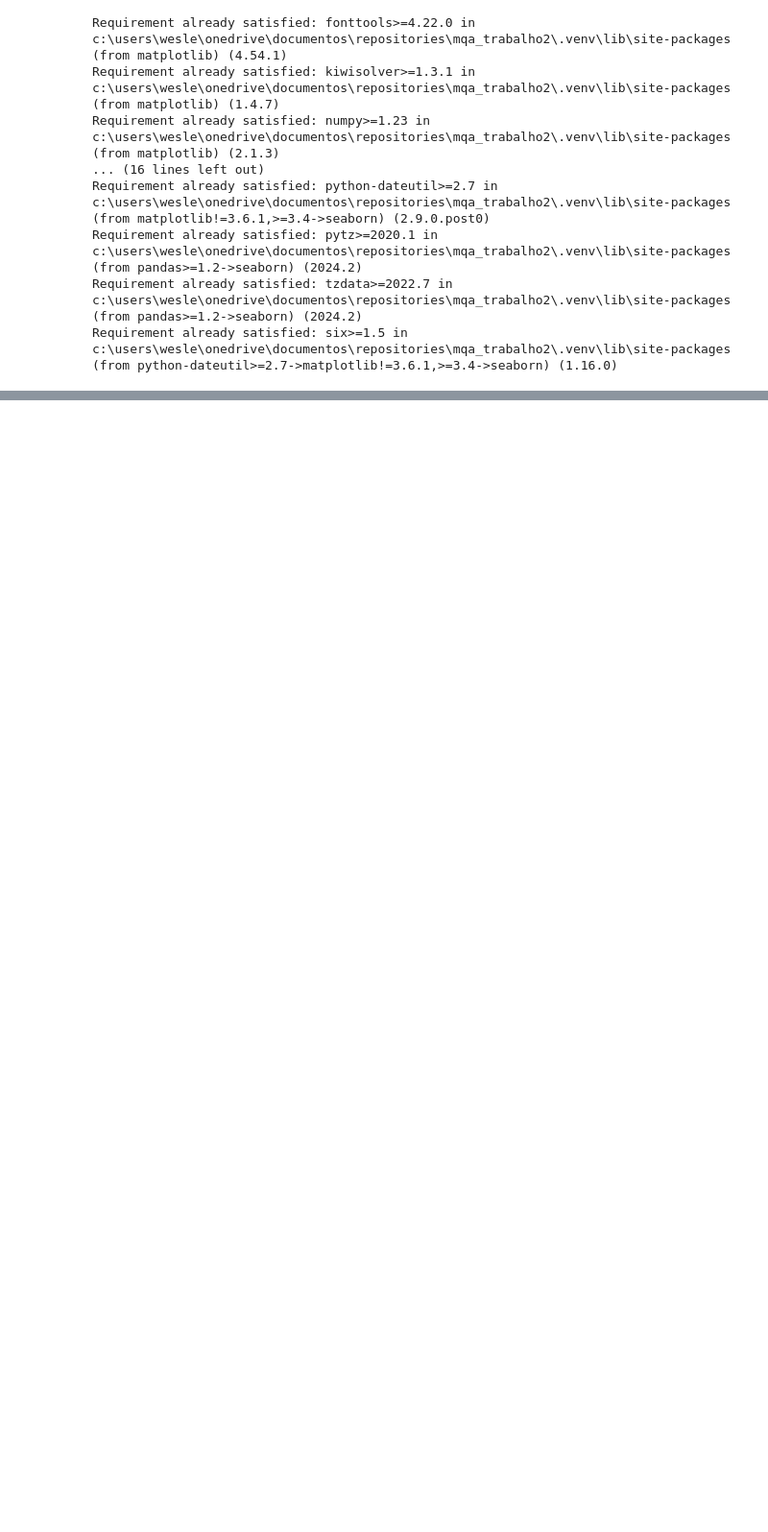
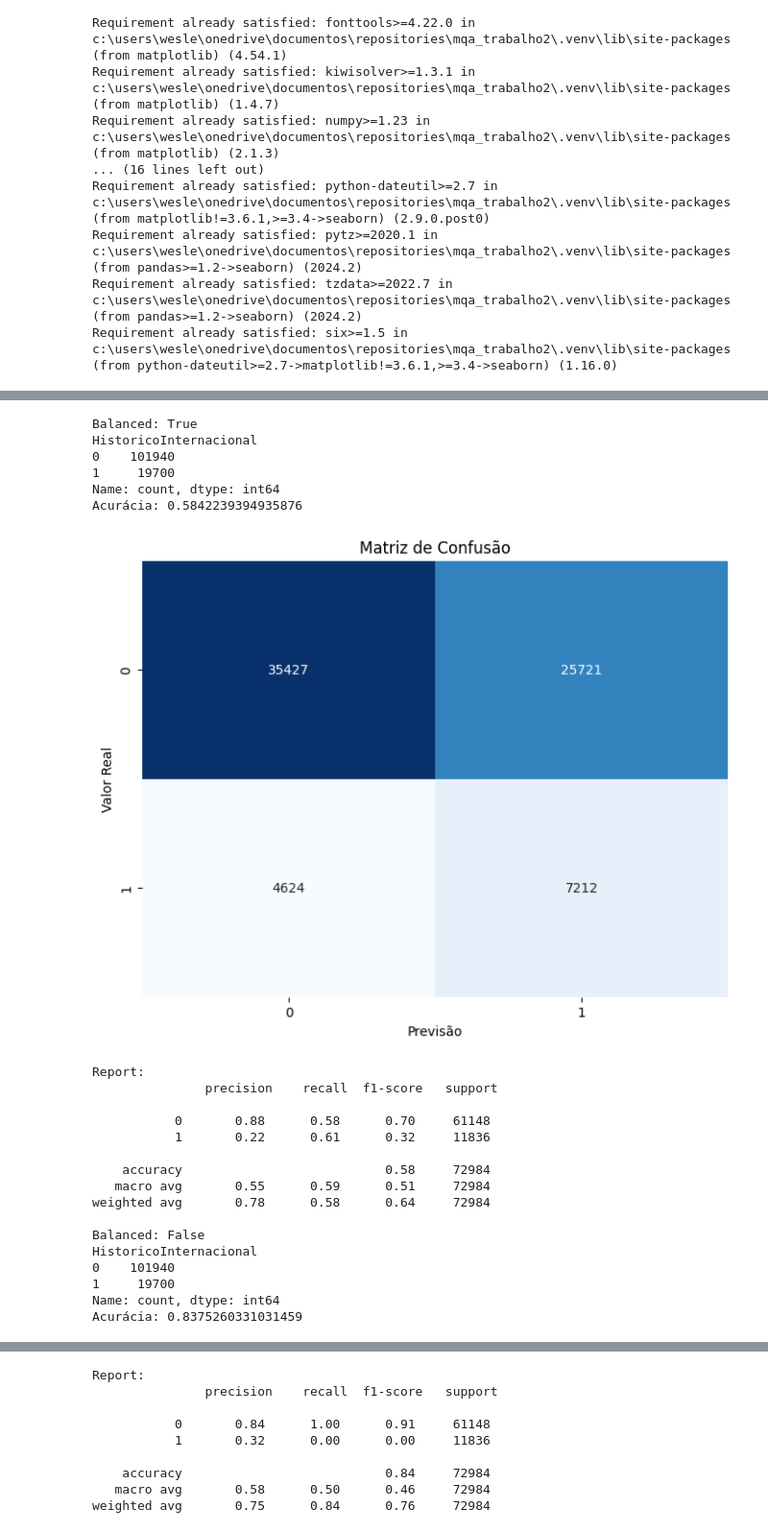
Before and after one commit to Wesley-scarneiro/mqa_trabalho2, a Jupyter notebook: main.ipynb, the cells around one changed output, grey strips where cells are left out. Shown at 96% size. Saved outputs shown, nothing was run; the diff lists cells and outputs as text; code cells hidden in the pictures; blank space fills up the shorter version.

```diff
--- a/main.ipynb
+++ b/main.ipynb
@@ -105,0 +78,43 @@ weighted avg       0.77      0.57      0.63      3127
+# %%
+from sklearn.model_selection import train_test_split
+from sklearn.linear_model import LogisticRegression
+from sklearn.metrics import accuracy_score, confusion_matrix, classification_report
+import matplotlib.pyplot as plt
+import seaborn as sns
+
+# Variáveis independentes
+x_independents = dataset[['DuracaoDoutorado',
+             'Genero',
+             'ExclusividadeDoutorado',
+             'Publicacoes',
+             'IdadeAcademica']]
+
+# Variável dependente
+y_dependent = dataset['HistoricoInternacional']
+
+logistic_regression(x_independents, y_dependent, balanced=True)
+logistic_regression(x_independents, y_dependent)
+# %% [output]
+Balanced: True
+HistoricoInternacional
+0    101940
+1     19700
+Name: count, dtype: int64
+Acurácia: 0.5842239394935876
+[figure, added]
+Report:
+               precision    recall  f1-score   support
+
+           0       0.88      0.58      0.70     61148
+           1       0.22      0.61      0.32     11836
+
+    accuracy                           0.58     72984
+   macro avg       0.55      0.59      0.51     72984
+weighted avg       0.78      0.58      0.64     72984
+
+Balanced: False
+HistoricoInternacional
+0    101940
+1     19700
+Name: count, dtype: int64
+Acurácia: 0.8375260331031459
@@ -106,3 +122,12 @@ weighted avg       0.77      0.57      0.63      3127
+Report:
+               precision    recall  f1-score   support
+
+           0       0.84      1.00      0.91     61148
+           1       0.32      0.00      0.00     11836
+
+    accuracy                           0.84     72984
+   macro avg       0.58      0.50      0.46     72984
+weighted avg       0.75      0.84      0.76     72984
 # %% [markdown]
 ## Estimando gênero
 
```
Also changed, not shown: parts of 9 cells of this notebook, 4 other files.
